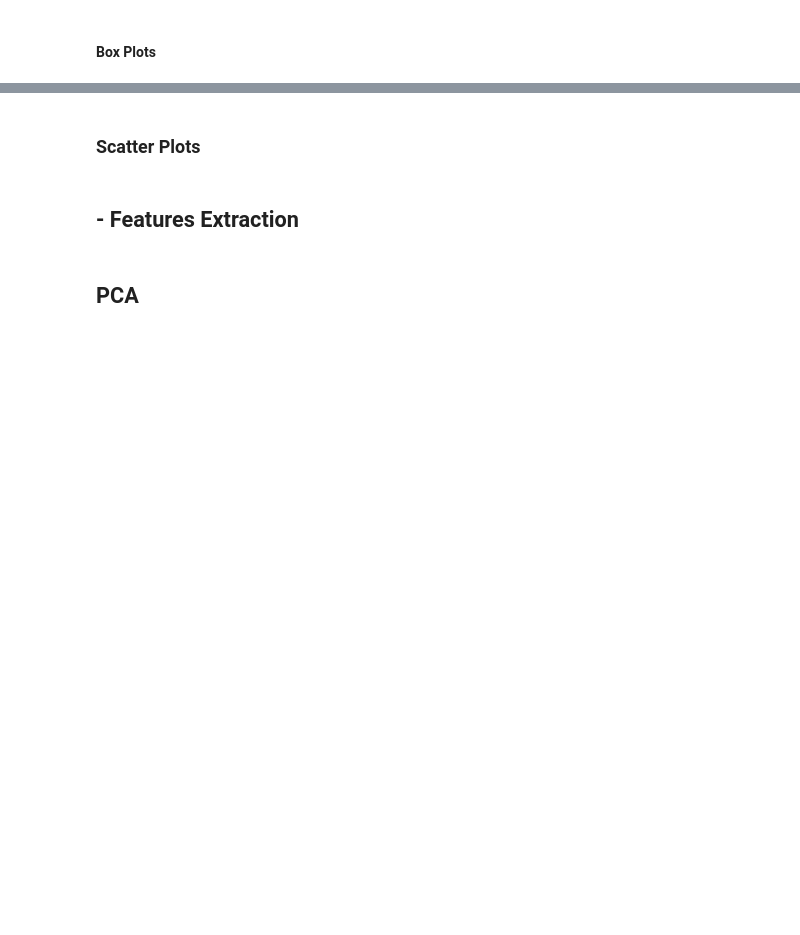
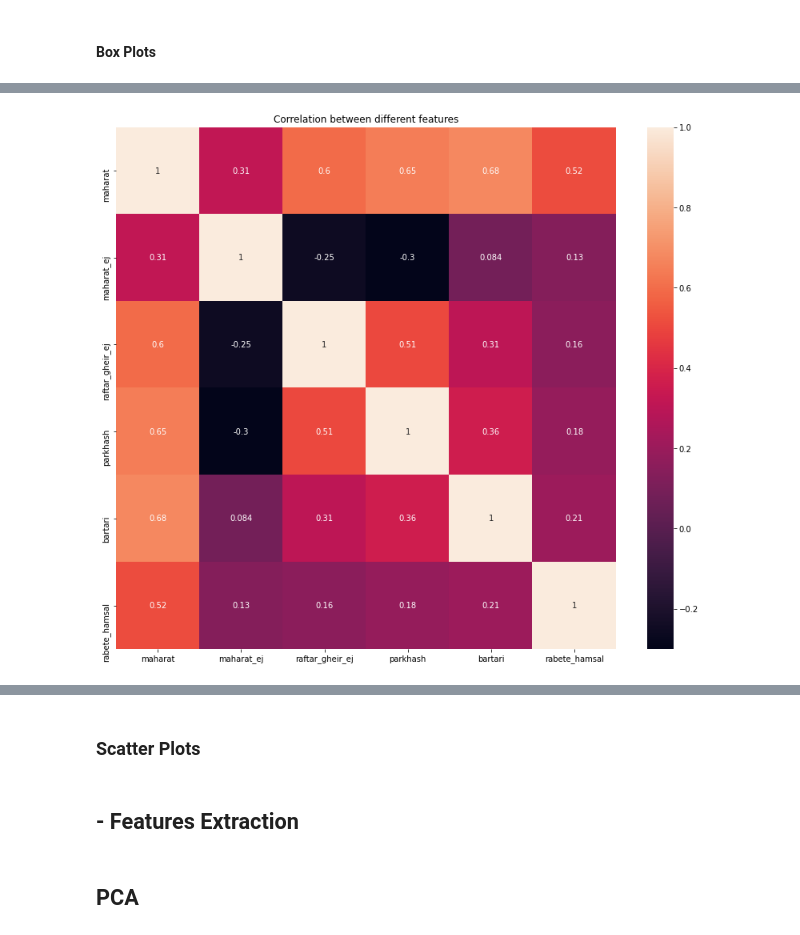
Before and after one commit to ehsansajadi/SBU-Data-Mining, a Jupyter notebook: Project/Code/Project_PH2.ipynb, the cells around one changed output, grey strips where cells are left out. Drawn from its saved outputs; the diff is of its cells as text; code cells hidden in the pictures; blank space fills up the shorter version.

```diff
--- a/Project/Code/Project_PH2.ipynb
+++ b/Project/Code/Project_PH2.ipynb
@@ -170,3 +160,10 @@ plt.show()
+# %%
+# Plot heatmap to visualize the correlations.
+plt.figure(figsize = (14, 12))
+sns.heatmap(le3.corr(), annot = True)
+plt.title('Correlation between different features');
+# %% [output]
+[figure, added]
 # %%
 # Plot heatmap to visualize the correlations.
 plt.figure(figsize = (14, 12))
```
Also changed, not shown: parts of 8 cells of this notebook, 1 other file.
